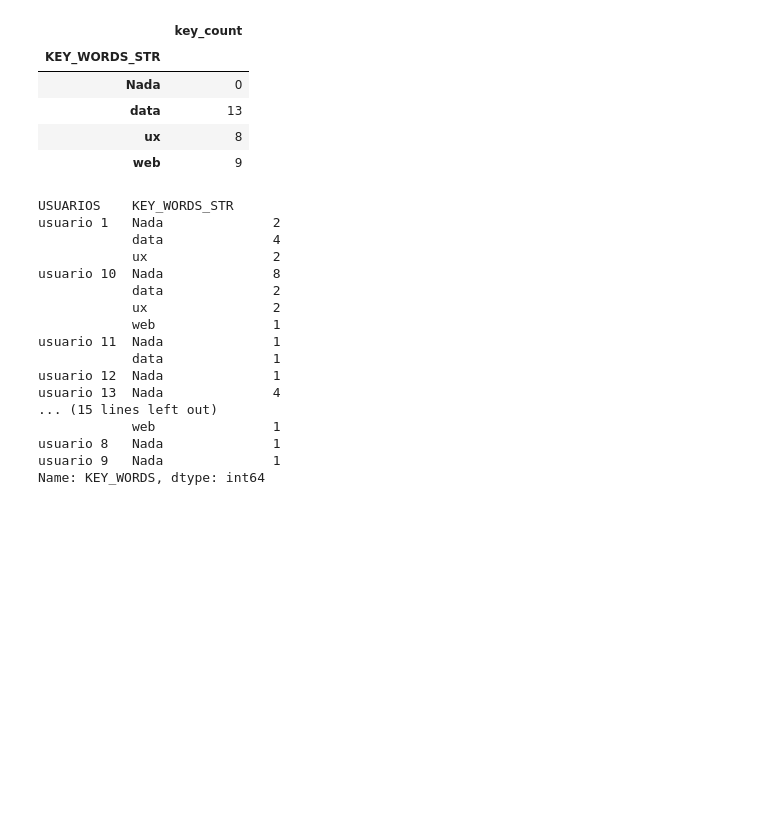
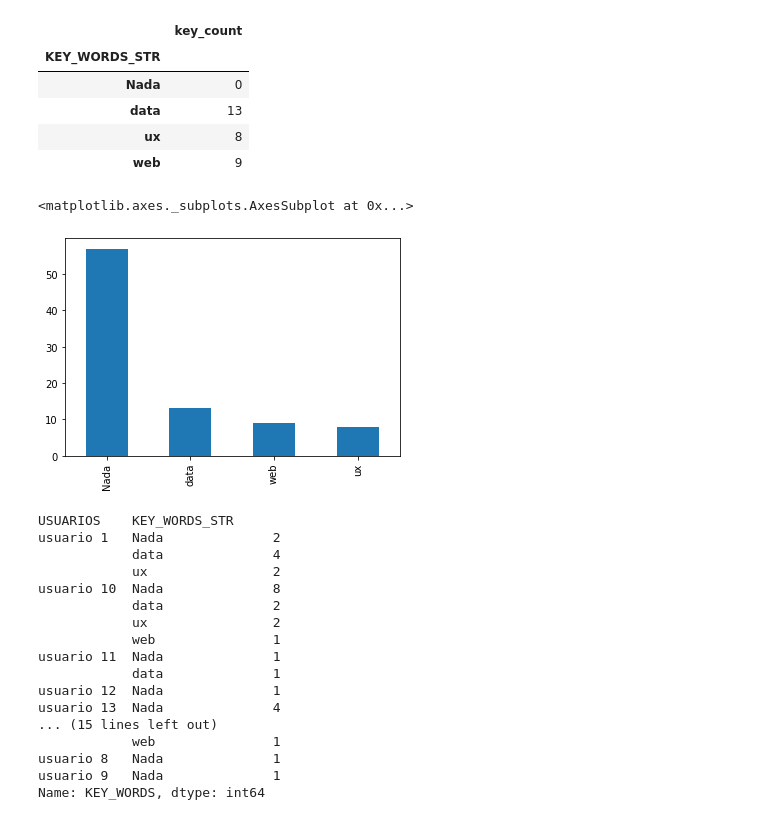
Before and after one commit to isaitu11/Final-Project-IH, a Jupyter notebook: BOT_PROYECT/CHAT_BOT_PROYECT.ipynb, the cells around one changed output. Cells and saved outputs as stored; diff of their text form; code cells hidden in the pictures; blank space fills up the shorter version.

```diff
--- a/BOT_PROYECT/CHAT_BOT_PROYECT.ipynb
+++ b/BOT_PROYECT/CHAT_BOT_PROYECT.ipynb
@@ -413,4 +391,9 @@ total_data
 | data | 13 |
 | ux | 8 |
 | web | 9 |
+# %%
+chatbot['KEY_WORDS_STR'].value_counts().plot(kind='bar')
+# %% [output]
+<matplotlib.axes._subplots.AxesSubplot at 0x...>
+[figure, added]
 # %%
```
Also changed, not shown: parts of 32 cells of this notebook, 2 other files.
